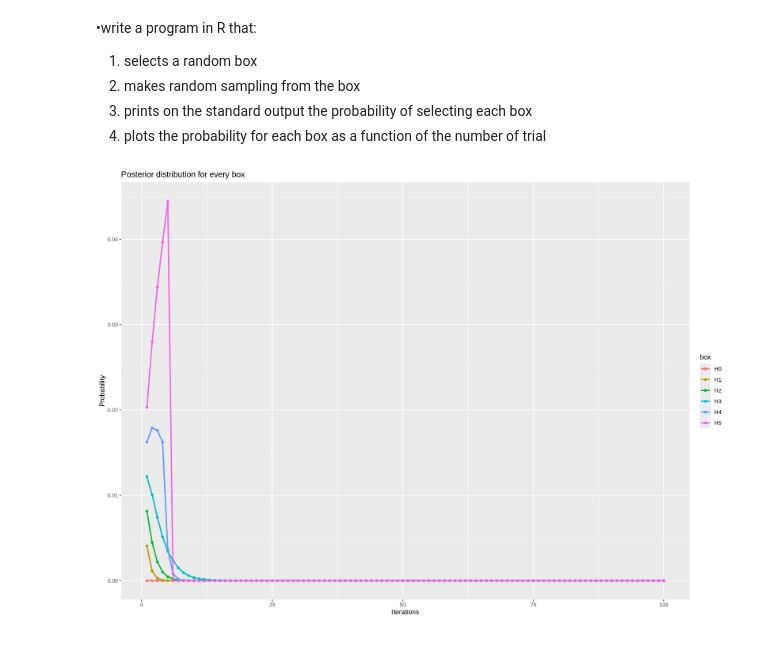
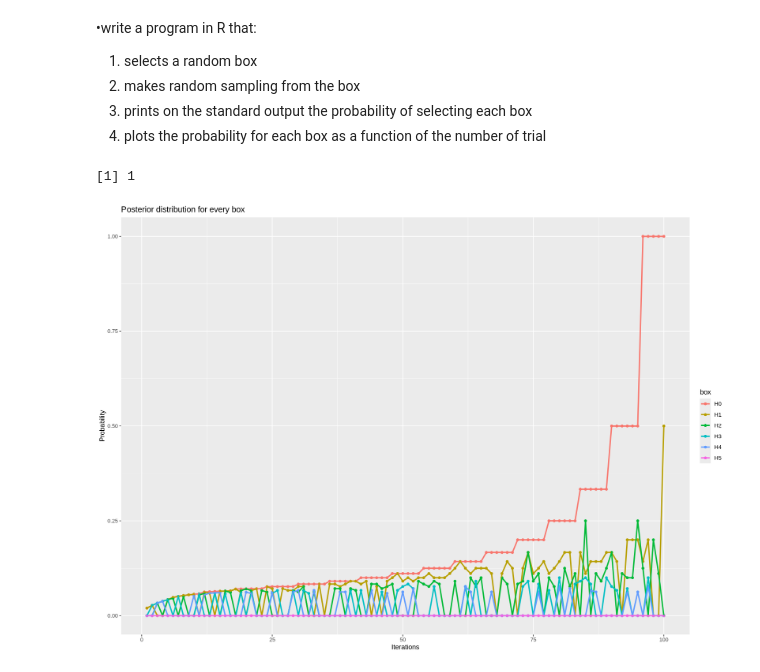
Before and after one commit to pietromalagoli/asp, a Jupyter notebook: code/lab04/Malagoli_Pietro_RLab04.ipynb, the cells around one changed output. Saved outputs shown, nothing was run; the diff lists cells and outputs as text; code cells hidden in the pictures.

```diff
--- a/code/lab04/Malagoli_Pietro_RLab04.ipynb
+++ b/code/lab04/Malagoli_Pietro_RLab04.ipynb
@@ -189,6 +182,19 @@ Exercise 3 - Six Boxes Toy Model : inference
 3) prints on the standard output the probability of selecting each box
 4) plots the probability for each box as a function of the number of trial
 # %%
+iterations = 100
+
+# 1 for black, 0 for white
+H0 = c(1, 1, 1, 1, 1)
+H1 = c(0, 1, 1, 1, 1)
+H2 = c(0, 0, 1, 1, 1)
+H3 = c(0, 0, 0, 1, 1)
+H4 = c(0, 0, 0, 0, 1)
+H5 = c(0, 0, 0, 0, 0)
+boxes = list(H0, H1, H2, H3, H4, H5)
+# Probability of extracting a black ball from each box
+probabilities = c(1, 4/5, 3/5, 2/5, 1/5, 0)
+
 # 1) selects a random box
 #set.seed(12345)
 box_idx = sample(1:6, 1)
@@ -200,7 +206,11 @@ for (i in 1:iterations) {
     ball_idx = sample(1:5, 1)
     samples[i] = boxes[[box_idx]][ball_idx]
 }
+# %% [output]
+[1] 1
 # %%
+## THIS
+
 iterations = 100
 
 # 1 for black, 0 for white
@@ -214,44 +224,53 @@ boxes = list(H0, H1, H2, H3, H4, H5)
 # Probability of extracting a black ball from each box
 probabilities = c(1, 4/5, 3/5, 2/5, 1/5, 0)
 
-post = function(iterations, boxes, probabilities) {
+post = function(iterations, box, probabilities) {
     prior = 1 / 6 # probability of selecting each box a priori
     posterior = vector("list", 6)
-
-    box_idx = sample(1:6, 1)
 
     samples = numeric(iterations)
     for (i in 1:iterations) {
         ball_idx = sample(1:5, 1)
-        samples[i] = boxes[[box_idx]][ball_idx]
+        samples[i] = box[ball_idx]
 
         likelihood = dbinom(samples, 1, probabilities)
         posterior[[i]] = prior * likelihood
         prior = posterior[[i]]
         posterior[[i]] = posterior[[i]] / sum(posterior[[i]])
     }
     return(posterior)
 }
 
-post_results = post(iterations, boxes, probabilities)
+#box_idx = sample(1:6, 1)
+#box = boxes[[box_idx]]
+
+#post_results = matrix(nrow = iterations, ncol = 6)
+#for (idx in 1:6) {
+#  post_results[idx] = post(iterations, boxes[[idx]], probabilities)
+#}
+
+
+#print(post_results)
+#post_results = post(iterations, box, probabilities)
 
 pdf = data.frame(step = integer(), probability = numeric(), box = character())
 
 for (i in 1:iterations) {
   for (j in 0:5) {
-    post_prob = post_results[[i]][j + 1]
+    post_results = post(iterations, boxes[[j + 1]], probabilities)
+    post_prob = post_results[[i]][1]
     pdf = rbind(pdf, data.frame(step = i, probability = post_prob,
                                    box = paste0("H", j)))
   }
 }
 
 options(repr.plot.width = 14, repr.plot.height = 10)
 
 ggplot(pdf, aes(x = step, y = probability, color = box)) +
   geom_point(size = 1.5) +
   geom_line(linewidth = 1) +
   labs(title = "Posterior distribution for every box",
        x = "Iterations",
        y = "Probability")
 # %% [output]
-[figure, old version]
+[figure, new version]
```
Also changed, not shown: parts of 1 cell of this notebook.
